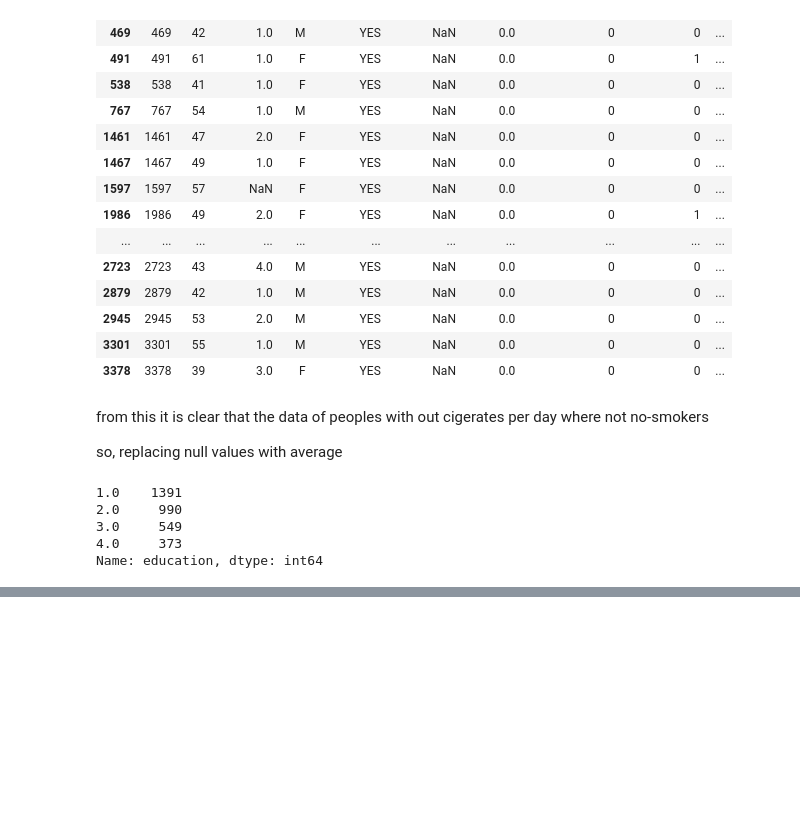
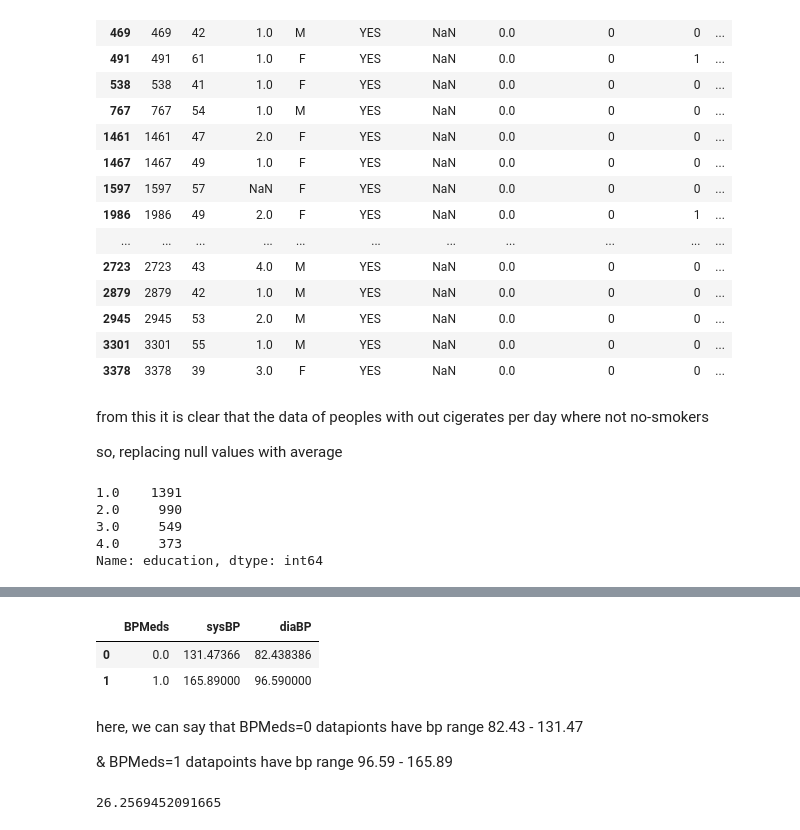
Before and after one commit to amalmon/cardio-vascular-risk-prediction, a Jupyter notebook: cardio_vascular_risk_prediction_individual_notebook_by_AMAL.ipynb, the cells around one changed output, grey strips where cells are left out. Cells and saved outputs as stored; diff of their text form; code cells hidden in the pictures; blank space fills up the shorter version.

```diff
--- a/cardio_vascular_risk_prediction_individual_notebook_by_AMAL.ipynb
+++ b/cardio_vascular_risk_prediction_individual_notebook_by_AMAL.ipynb
@@ -168,0 +207,14 @@ Name: education, dtype: int64
+# %%
+df.groupby('BPMeds',as_index=False).agg({'sysBP':'mean','diaBP':'mean'})
+# %% [output]
+|  | BPMeds | sysBP | diaBP |
+| 0 | 0.0 | 131.47366 | 82.438386 |
+| 1 | 1.0 | 165.89000 | 96.590000 |
+# %% [markdown]
+here, we can say that BPMeds=0 datapionts have bp range 82.43 - 131.47
+
+& BPMeds=1 datapoints have bp range 96.59 - 165.89
+# %%
+df[df['BPMeds']==1]['sysBP'].std()
+# %% [output]
+26.2569452091665
```
Also changed, not shown: parts of 17 cells of this notebook.
